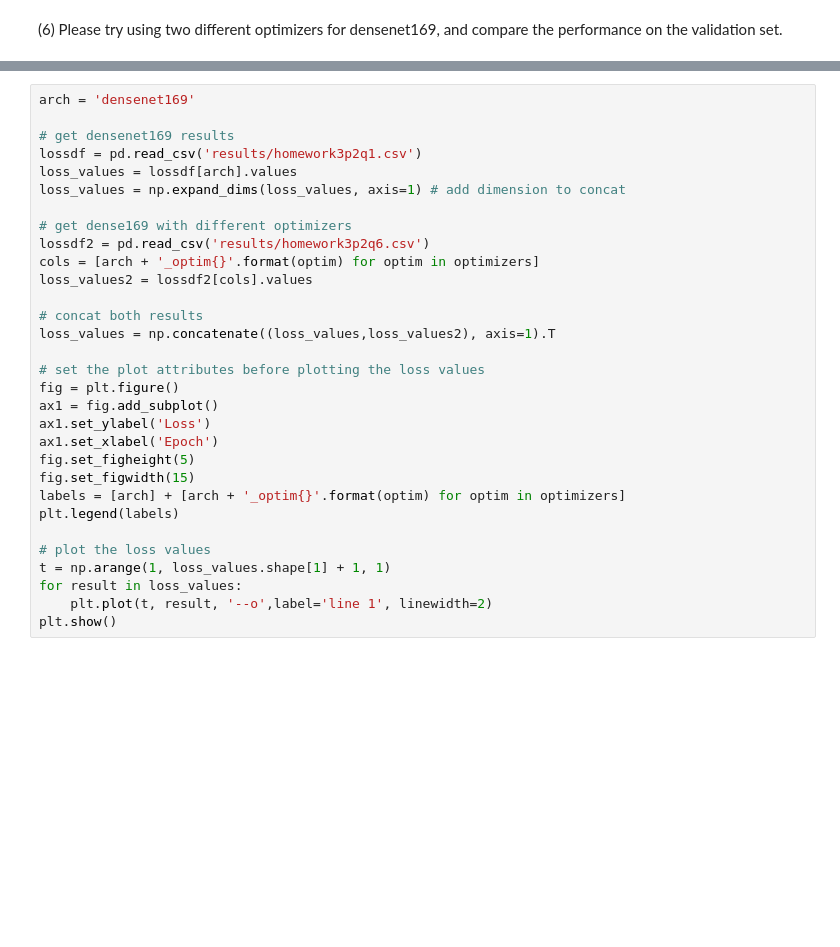
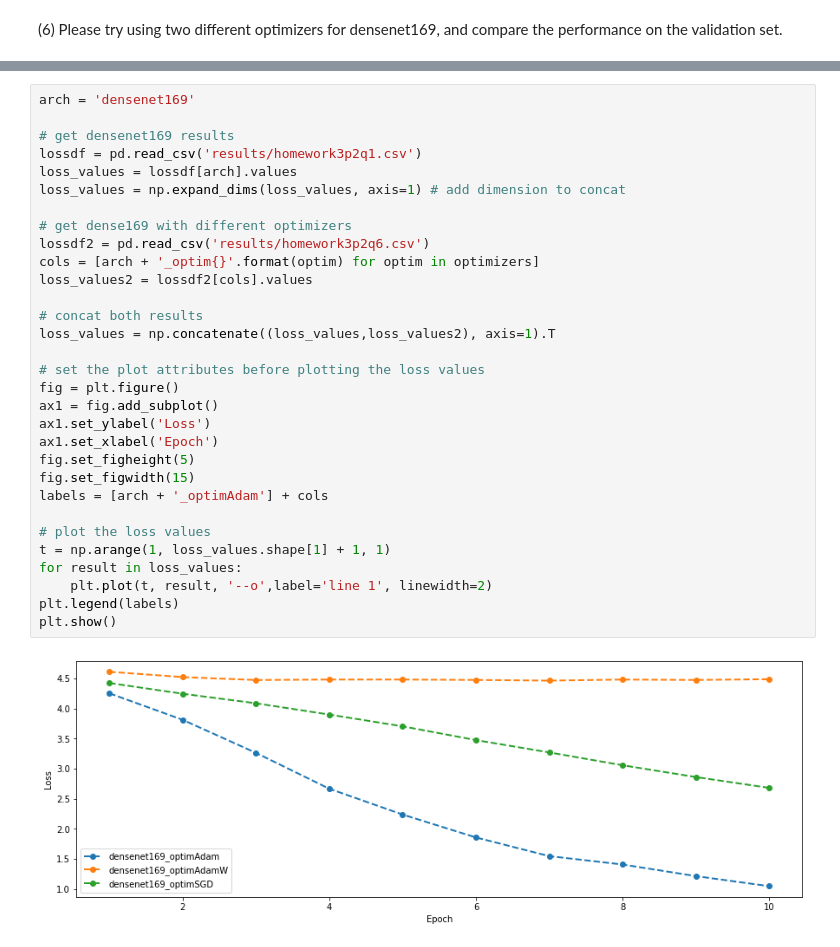
Before and after one commit to kkkgabriel/50039Homework3, a Jupyter notebook: part2.ipynb, the cells around one changed output, grey strips where cells are left out. Drawn from its saved outputs; the diff is of its cells as text; blank space fills up the shorter version.

```diff
--- a/part2.ipynb
+++ b/part2.ipynb
@@ -219,31 +291,33 @@ if overwriteLossValues:
 # %%
 arch = 'densenet169'
 
 # get densenet169 results
 lossdf = pd.read_csv('results/homework3p2q1.csv')
 loss_values = lossdf[arch].values
 loss_values = np.expand_dims(loss_values, axis=1) # add dimension to concat
 
 # get dense169 with different optimizers
 lossdf2 = pd.read_csv('results/homework3p2q6.csv')
 cols = [arch + '_optim{}'.format(optim) for optim in optimizers]
 loss_values2 = lossdf2[cols].values
 
 # concat both results
 loss_values = np.concatenate((loss_values,loss_values2), axis=1).T
 
 # set the plot attributes before plotting the loss values
 fig = plt.figure()
 ax1 = fig.add_subplot()
 ax1.set_ylabel('Loss')
 ax1.set_xlabel('Epoch')
 fig.set_figheight(5)
 fig.set_figwidth(15)
-labels = [arch] + [arch + '_optim{}'.format(optim) for optim in optimizers]
-plt.legend(labels)
+labels = [arch + '_optimAdam'] + cols
 
 # plot the loss values
 t = np.arange(1, loss_values.shape[1] + 1, 1)
 for result in loss_values:
     plt.plot(t, result, '--o',label='line 1', linewidth=2)
+plt.legend(labels)
 plt.show()
+# %% [output]
+[figure, added]
```
Also changed, not shown: parts of 9 cells of this notebook.
